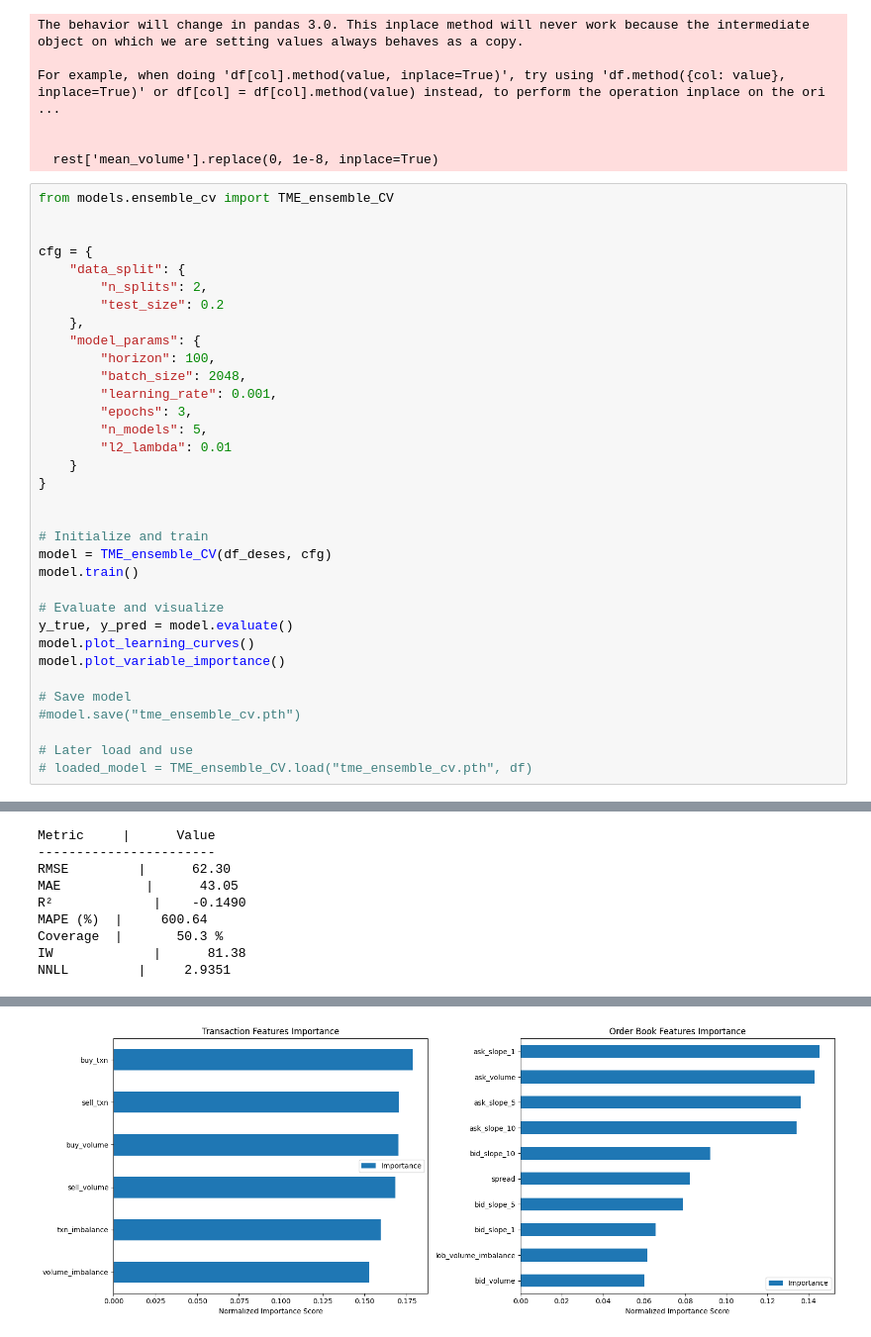
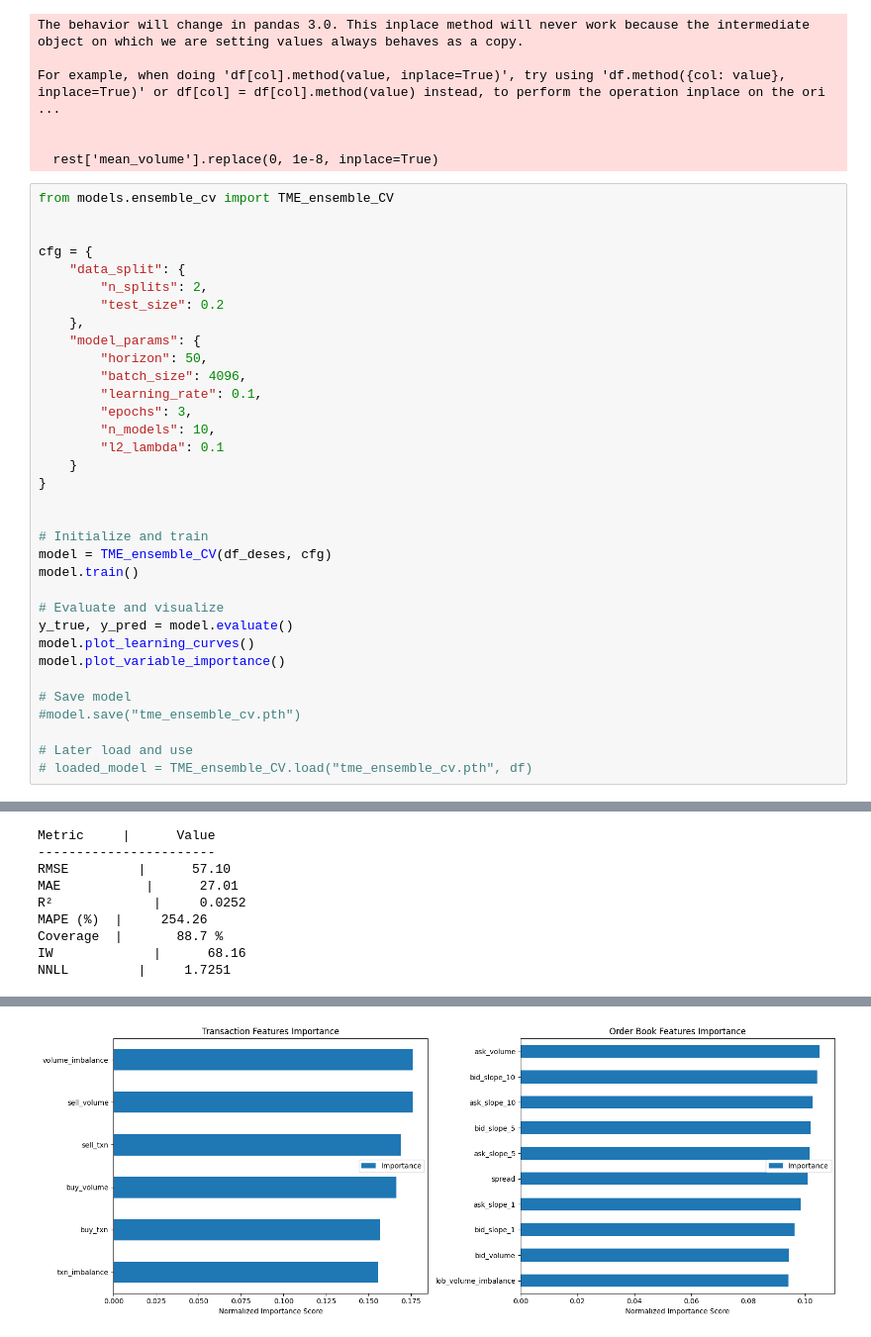
Before and after one commit to pfurjesz/MLFCS_paper, a Jupyter notebook: notebooks/ensamble_cv_run.ipynb, the cells around one changed output, grey strips where cells are left out. Shown at 99% size. Cells and saved outputs as stored; diff of their text form.

```diff
--- a/notebooks/ensamble_cv_run.ipynb
+++ b/notebooks/ensamble_cv_run.ipynb
@@ -218,12 +218,12 @@ cfg = {
         "test_size": 0.2
     },
     "model_params": {
-        "horizon": 100,
-        "batch_size": 2048,
-        "learning_rate": 0.001,
+        "horizon": 50,
+        "batch_size": 4096,
+        "learning_rate": 0.1,
         "epochs": 3,
-        "n_models": 5,
-        "l2_lambda": 0.01
+        "n_models": 10,
+        "l2_lambda": 0.1
     }
 }
 
@@ -264,9 +264,9 @@ Training completed across all folds!
 Metric     |      Value
 -----------------------
-RMSE         |      62.30
-MAE           |      43.05
-R²             |    -0.1490
-MAPE (%)  |     600.64
-Coverage  |       50.3 %
-IW             |      81.38
-NNLL         |     2.9351
+RMSE         |      57.10
+MAE           |      27.01
+R²             |     0.0252
+MAPE (%)  |     254.26
+Coverage  |       88.7 %
+IW             |      68.16
+NNLL         |     1.7251
@@ -274 +274 @@ NNLL         |     2.9351
-[figure, old version]
+[figure, new version]
```
Also changed, not shown: parts of 4 cells of this notebook, 1 other file.
